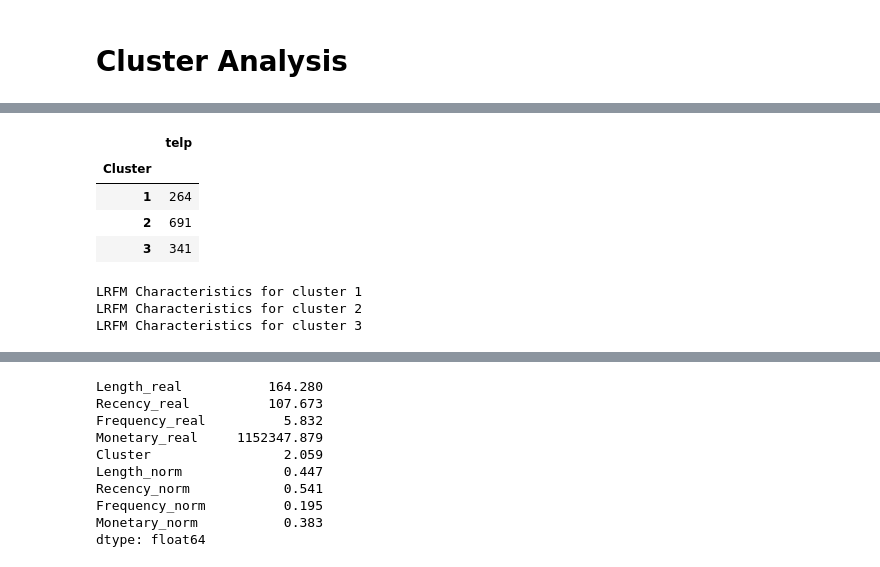
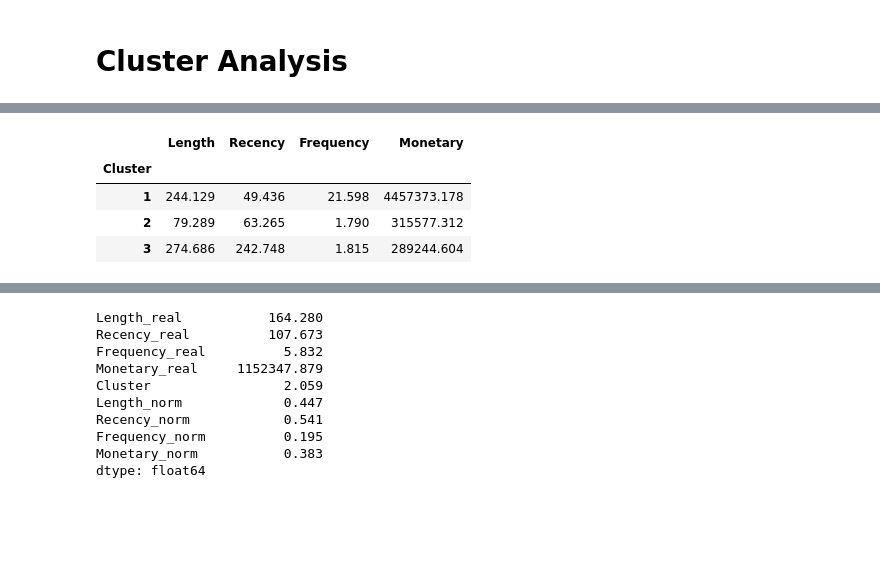
Before and after one commit to hammamnash/LRFM-Kmeans-Clustering, a Jupyter notebook: TA Hammam Clustering.ipynb, the cells around one changed output, grey strips where cells are left out. Drawn from its saved outputs; the diff is of its cells as text; code cells hidden in the pictures; blank space fills up the shorter version.

```diff
--- a/TA Hammam Clustering.ipynb
+++ b/TA Hammam Clustering.ipynb
@@ -743,17 +759,8 @@ plt.savefig('Grafik/Cluster_is_3-Violin_norm.png', format='png', dpi=300)
 # %%
-df_cluster_fix.reset_index().groupby(['Cluster']).agg({'telp':'count'})
+df_cluster_fix.groupby(['Cluster']).agg('mean').round(3)
 # %% [output]
-|  | telp |
-| Cluster |  |
-| 1 | 264 |
-| 2 | 691 |
-| 3 | 341 |
+|  | Length | Recency | Frequency | Monetary |
+| Cluster |  |  |  |  |
+| 1 | 244.129 | 49.436 | 21.598 | 4457373.178 |
+| 2 | 79.289 | 63.265 | 1.790 | 315577.312 |
+| 3 | 274.686 | 242.748 | 1.815 | 289244.604 |
-# %%
-for i in range(1, K_fix+1) :
-    #slice data
-    print("LRFM Characteristics for cluster", i)
-    df_cluster_fix[lambda x: x['Cluster'] == i].describe()
-# %% [output]
-LRFM Characteristics for cluster 1
-LRFM Characteristics for cluster 2
-LRFM Characteristics for cluster 3
```
Also changed, not shown: parts of 14 cells of this notebook, 10 other files.
